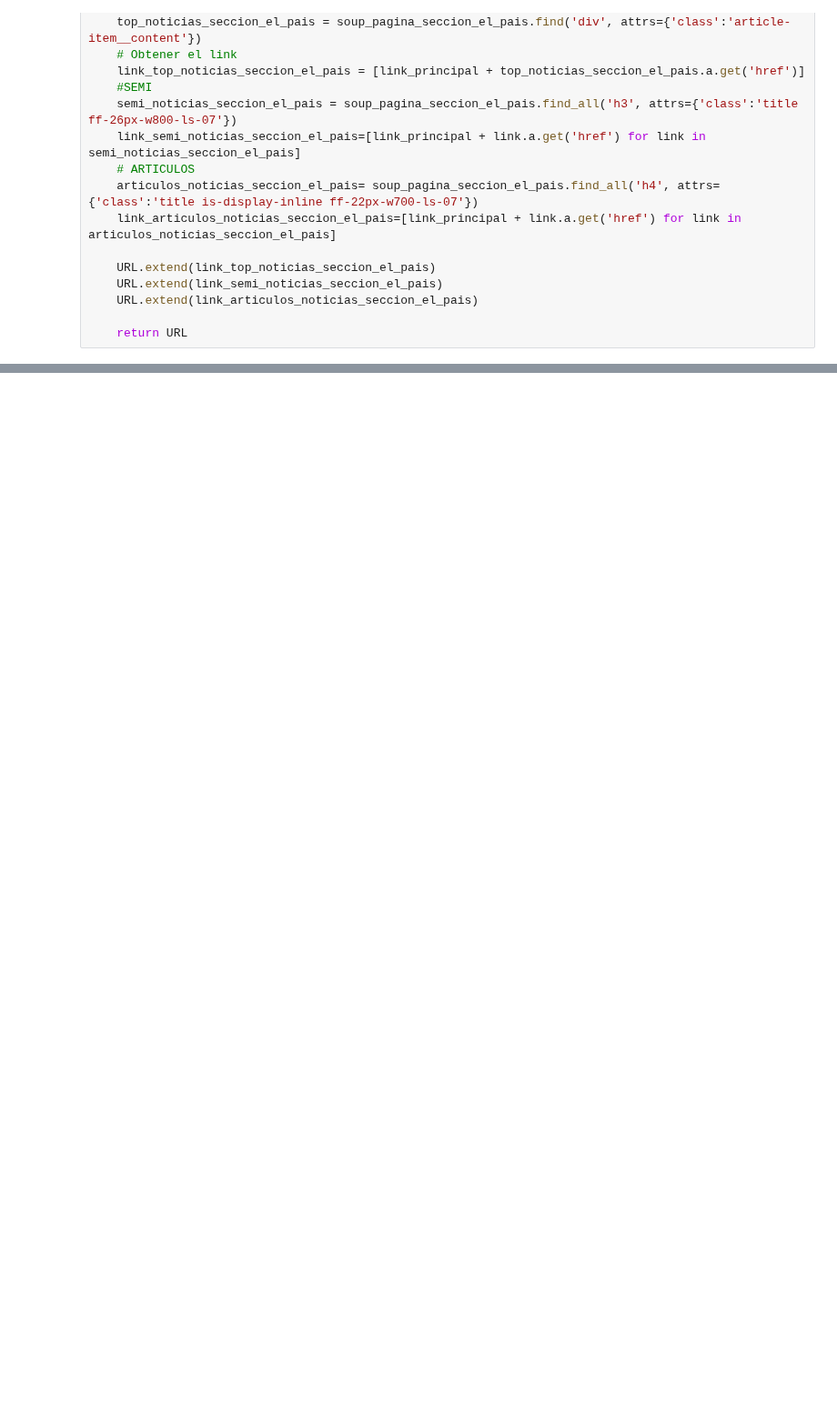
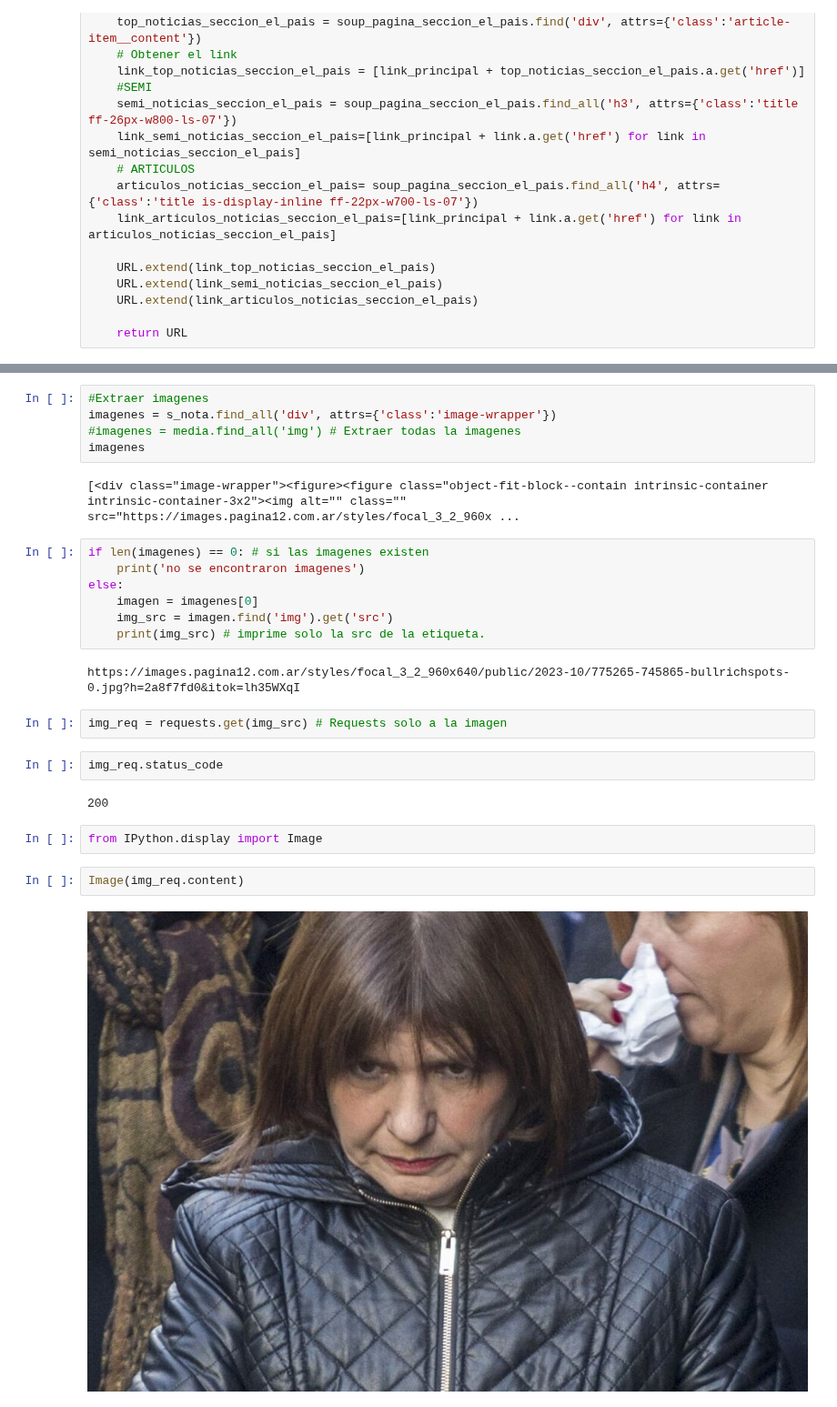
Before and after one commit to alexpin/Curso-Python, a Jupyter notebook: webScraping/exercise_manejo_errores.ipynb, the cells around one changed output, grey strips where cells are left out. Shown at 91% size. Cells and saved outputs as stored; diff of their text form; blank space fills up the shorter version.

Commit message:
extrayendo texto, fecha e imagenes

```diff
--- a/webScraping/exercise_manejo_errores.ipynb
+++ b/webScraping/exercise_manejo_errores.ipynb
@@ -93,0 +135,28 @@ Fecha publicación: 2023-10-04T00:01:00-03:00
+# %%
+#Extraer imagenes
+imagenes = s_nota.find_all('div', attrs={'class':'image-wrapper'})
+#imagenes = media.find_all('img') # Extraer todas la imagenes
+imagenes
+# %% [output]
+[<div class="image-wrapper"><figure><figure class="object-fit-block--contain intrinsic-container intrinsic-container-3x2"><img alt="" class="" src="https://images.pagina12.com.ar/styles/focal_3_2_960x ...
+# %%
+if len(imagenes) == 0: # si las imagenes existen
+    print('no se encontraron imagenes')
+else:
+    imagen = imagenes[0]
+    img_src = imagen.find('img').get('src')
+    print(img_src) # imprime solo la src de la etiqueta.
+# %% [output]
+https://images.pagina12.com.ar/styles/focal_3_2_960x640/public/2023-10/775265-745865-bullrichspots-0.jpg?h=2a8f7fd0&itok=lh35WXqI
+# %%
+img_req = requests.get(img_src) # Requests solo a la imagen
+# %%
+img_req.status_code
+# %% [output]
+200
+# %%
+from IPython.display import Image
+# %%
+Image(img_req.content)
+# %% [output]
+[figure, added]
```
Also changed, not shown: parts of 4 cells of this notebook.
